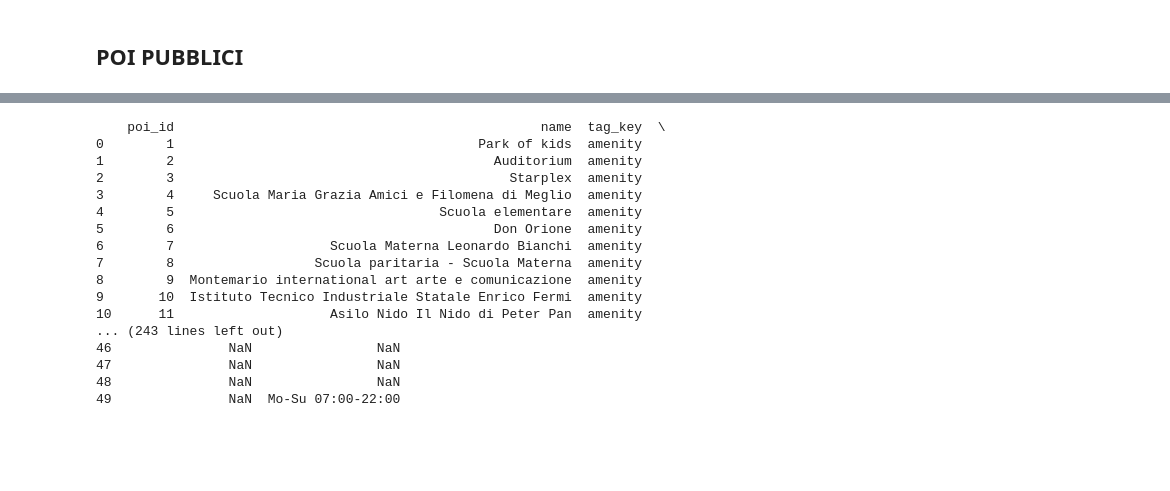
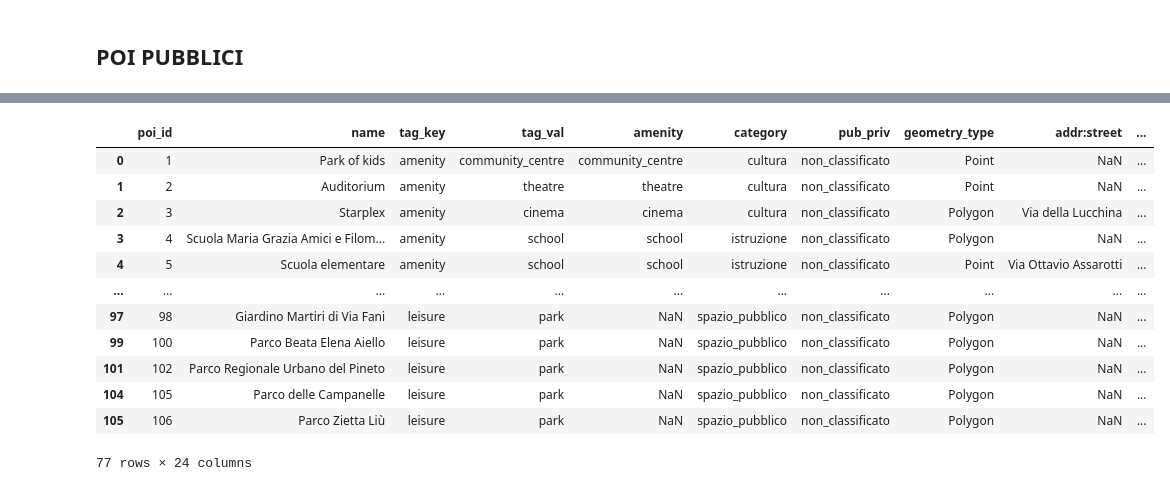
Before and after one commit to CaliShasa/GeneralProjects, a Jupyter notebook: SMDP/POIS2.ipynb, the cells around one changed output, grey strips where cells are left out. Saved outputs shown, nothing was run; the diff lists cells and outputs as text; code cells hidden in the pictures; blank space fills up the shorter version.

```diff
--- a/SMDP/POIS2.ipynb
+++ b/SMDP/POIS2.ipynb
@@ -380,31 +278,41 @@ POI nel DataFrame: 107
-# %%
-# =========================
-# 8) Catalogo: tabella pronta a filtri/ricerche + export opzionale
-# =========================
-cols_catalogo = ["poi_id","name","tag_key","tag_val","category","pub_priv",
-                 "addr:street","addr:housenumber","addr:city",
-                 "net_dist_m","eucl_dist_m","osm_id","website","phone","opening_hours"]
-cols_catalogo = [c for c in cols_catalogo if c in poi_df.columns]
-catalogo = poi_df[cols_catalogo].copy()
-catalogo["net_dist_m"]  = catalogo["net_dist_m"].round(1)
-catalogo["eucl_dist_m"] = catalogo["eucl_dist_m"].round(1)
-
-print(catalogo.head(50))
-# %% [output]
-    poi_id                                               name  tag_key  \
-0        1                                       Park of kids  amenity
-1        2                                         Auditorium  amenity
-2        3                                           Starplex  amenity
-3        4     Scuola Maria Grazia Amici e Filomena di Meglio  amenity
-4        5                                  Scuola elementare  amenity
-5        6                                         Don Orione  amenity
-6        7                    Scuola Materna Leonardo Bianchi  amenity
-7        8                  Scuola paritaria - Scuola Materna  amenity
-8        9  Montemario international art arte e comunicazione  amenity
-9       10  Istituto Tecnico Industriale Statale Enrico Fermi  amenity
-10      11                    Asilo Nido Il Nido di Peter Pan  amenity
-... (243 lines left out)
-46               NaN                NaN
-47               NaN                NaN
-48               NaN                NaN
-49               NaN  Mo-Su 07:00-22:00
+# %%
+# === 6-bis) DataFrame EDITABILE in memoria (da modificare a mano prima del plot) ===
+poi_df_edit = poi_df.copy()                  # lavora SEMPRE su questo
+if "include_map" not in poi_df_edit:         # flag per (de)selezionare POI dal plot
+    poi_df_edit["include_map"] = True
+# ESEMPI (modifica/aggiungi come vuoi in notebook):
+# poi_df_edit.loc[poi_df_edit["poi_id"] == 3, "category"] = "salute"
+# poi_df_edit.loc[poi_df_edit["poi_id"] == 3, "pub_priv"] = "privato"
+# poi_df_edit.loc[poi_df_edit["poi_id"].isin([10,11]), "include_map"] = False
+
+poi_df_edit = poi_df_edit[
+    poi_df_edit["name"].fillna("").astype(str).str.strip().ne("")
+].copy()
+
+# poi_df_edit = poi_df_edit[poi_df_edit["geometry_type"].isin(["Polygon", "MultiPolygon"])].copy()
+# poi_df_poly = poi_df_edit[poi_df_edit['geometry_type']=='Polygon']
+# poi_df_points = poi_df_edit[poi_df_edit['geometry_type']=='Point']
+
+# # Eccezioni per nome (case-insensitive)
+# EXCEPT_NAMES = ["Biblioteca Comunale", "Piscina X"]  # <-- metti i tuoi
+
+# mask_polygon = poi_df_edit["geometry_type"].isin(["Polygon", "MultiPolygon"])
+# mask_except  = poi_df_edit["name"].fillna("").str.lower().isin([n.lower() for n in EXCEPT_NAMES])
+
+# poi_df_edit = poi_df_edit[mask_polygon | mask_except].copy()
+
+poi_df_edit
+# %% [output]
+|  | poi_id | name | tag_key | tag_val | amenity | category | pub_priv | geometry_type | addr:street | ... |
+| 0 | 1 | Park of kids | amenity | community_centre | community_centre | cultura | non_classificato | Point | NaN | ... |
+| 1 | 2 | Auditorium | amenity | theatre | theatre | cultura | non_classificato | Point | NaN | ... |
+| 2 | 3 | Starplex | amenity | cinema | cinema | cultura | non_classificato | Polygon | Via della Lucchina | ... |
+| 3 | 4 | Scuola Maria Grazia Amici e Filom... | amenity | school | school | istruzione | non_classificato | Polygon | NaN | ... |
+| 4 | 5 | Scuola elementare | amenity | school | school | istruzione | non_classificato | Point | Via Ottavio Assarotti | ... |
+| ... | ... | ... | ... | ... | ... | ... | ... | ... | ... | ... |
+| 97 | 98 | Giardino Martiri di Via Fani | leisure | park | NaN | spazio_pubblico | non_classificato | Polygon | NaN | ... |
+| 99 | 100 | Parco Beata Elena Aiello | leisure | park | NaN | spazio_pubblico | non_classificato | Polygon | NaN | ... |
+| 101 | 102 | Parco Regionale Urbano del Pineto | leisure | park | NaN | spazio_pubblico | non_classificato | Polygon | NaN | ... |
+| 104 | 105 | Parco delle Campanelle | leisure | park | NaN | spazio_pubblico | non_classificato | Polygon | NaN | ... |
+| 105 | 106 | Parco Zietta Liù | leisure | park | NaN | spazio_pubblico | non_classificato | Polygon | NaN | ... |
+77 rows × 24 columns
```
Also changed, not shown: parts of 4 cells of this notebook, 3 other files.
